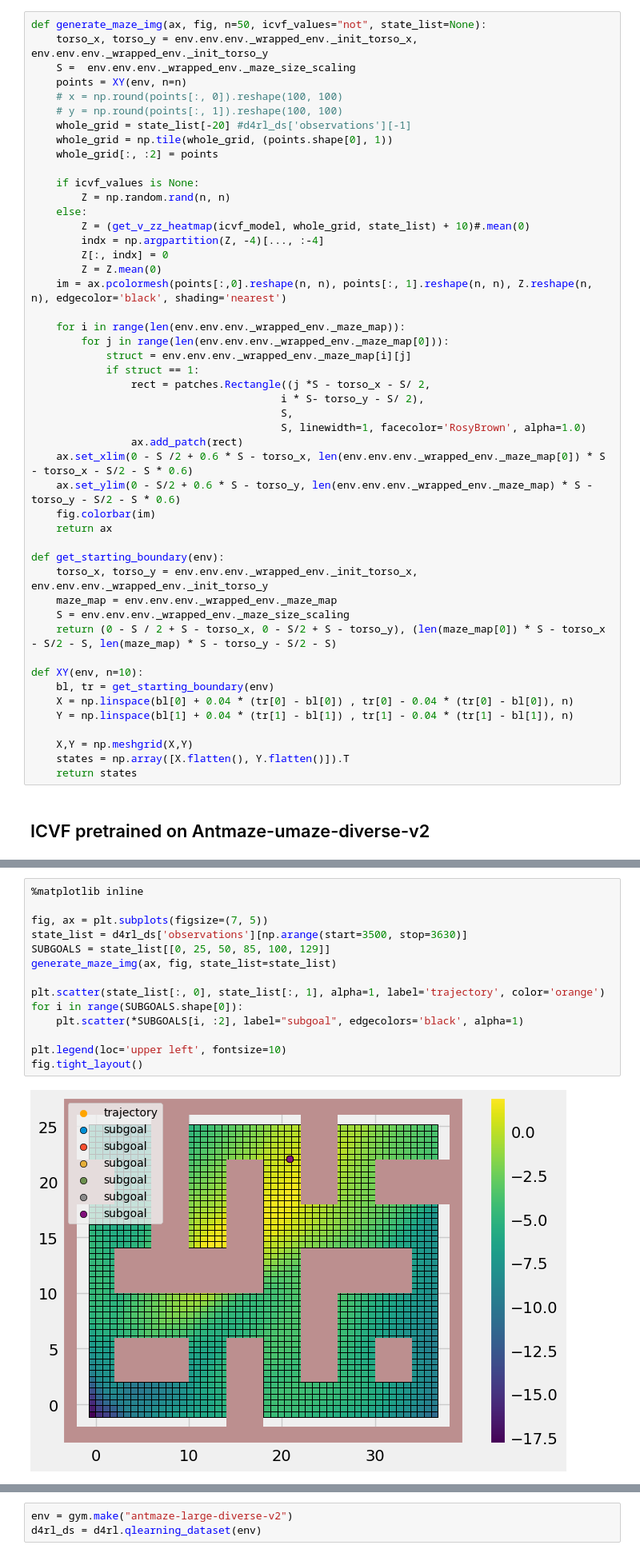
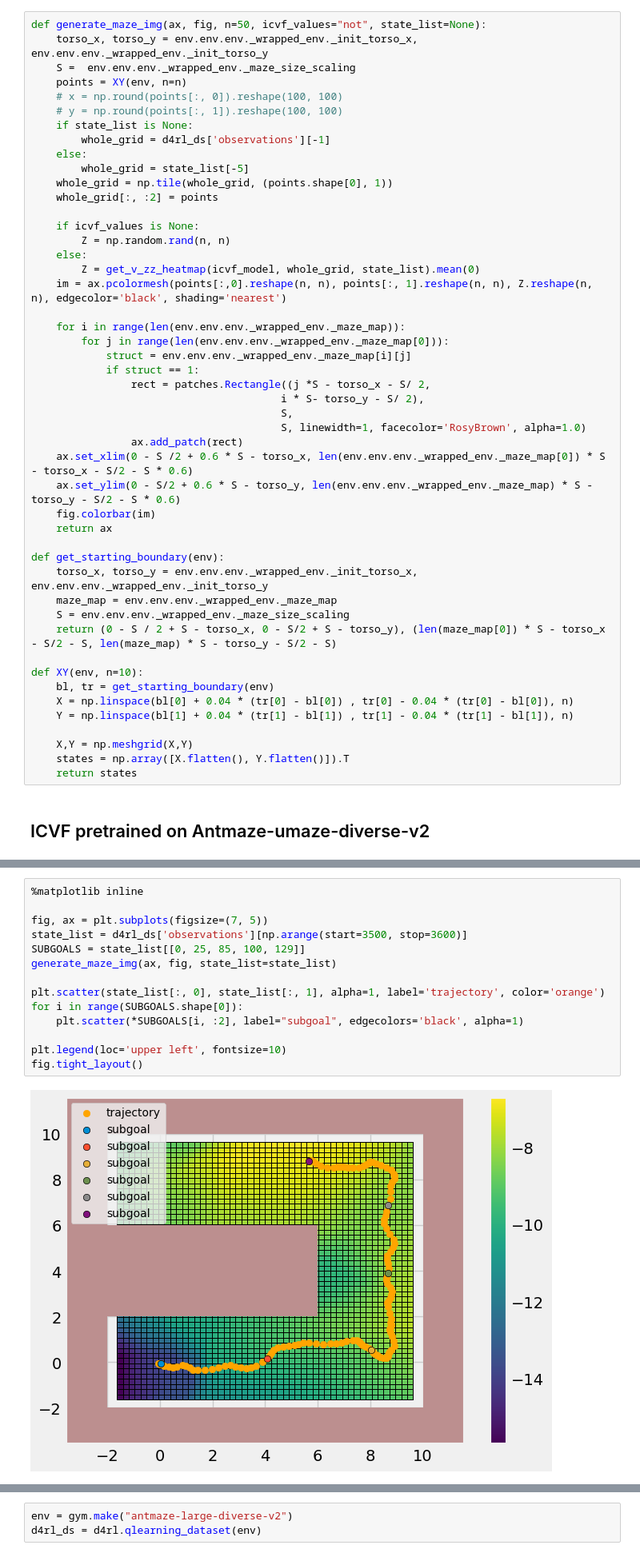
Before and after one commit to skylooop/AILOT, a Jupyter notebook: notebooks/D4RL_viz.ipynb, the cells around one changed output, grey strips where cells are left out. Shown at 80% size. Cells and saved outputs as stored; diff of their text form.

```diff
--- a/notebooks/D4RL_viz.ipynb
+++ b/notebooks/D4RL_viz.ipynb
@@ -58,17 +63,17 @@ def generate_maze_img(ax, fig, n=50, icvf_values="not", state_list=None):
     points = XY(env, n=n)
     # x = np.round(points[:, 0]).reshape(100, 100)
     # y = np.round(points[:, 1]).reshape(100, 100)
-    whole_grid = state_list[-20] #d4rl_ds['observations'][-1]
+    if state_list is None:
+        whole_grid = d4rl_ds['observations'][-1]
+    else:
+        whole_grid = state_list[-5]
     whole_grid = np.tile(whole_grid, (points.shape[0], 1))
     whole_grid[:, :2] = points
 
     if icvf_values is None:
         Z = np.random.rand(n, n)
     else:
-        Z = (get_v_zz_heatmap(icvf_model, whole_grid, state_list) + 10)#.mean(0)
-        indx = np.argpartition(Z, -4)[..., :-4]
-        Z[:, indx] = 0
-        Z = Z.mean(0)
+        Z = get_v_zz_heatmap(icvf_model, whole_grid, state_list).mean(0)
     im = ax.pcolormesh(points[:,0].reshape(n, n), points[:, 1].reshape(n, n), Z.reshape(n, n), edgecolor='black', shading='nearest')
 
     for i in range(len(env.env.env._wrapped_env._maze_map)):
@@ -123,16 +132,16 @@ icvf_model = icvf.create_eqx_learner(seed=42,
 # %%
 %matplotlib inline
 
 fig, ax = plt.subplots(figsize=(7, 5))
-state_list = d4rl_ds['observations'][np.arange(start=3500, stop=3630)]
-SUBGOALS = state_list[[0, 25, 50, 85, 100, 129]]
+state_list = d4rl_ds['observations'][np.arange(start=3500, stop=3600)]
+SUBGOALS = state_list[[0, 25, 85, 100, 129]]
 generate_maze_img(ax, fig, state_list=state_list)
 
 plt.scatter(state_list[:, 0], state_list[:, 1], alpha=1, label='trajectory', color='orange')
 for i in range(SUBGOALS.shape[0]):
     plt.scatter(*SUBGOALS[i, :2], label="subgoal", edgecolors='black', alpha=1)
 
 plt.legend(loc='upper left', fontsize=10)
 fig.tight_layout()
 # %% [output]
-[figure, old version]
+[figure, new version]
```
Also changed, not shown: parts of 15 cells of this notebook, 1 other file.
